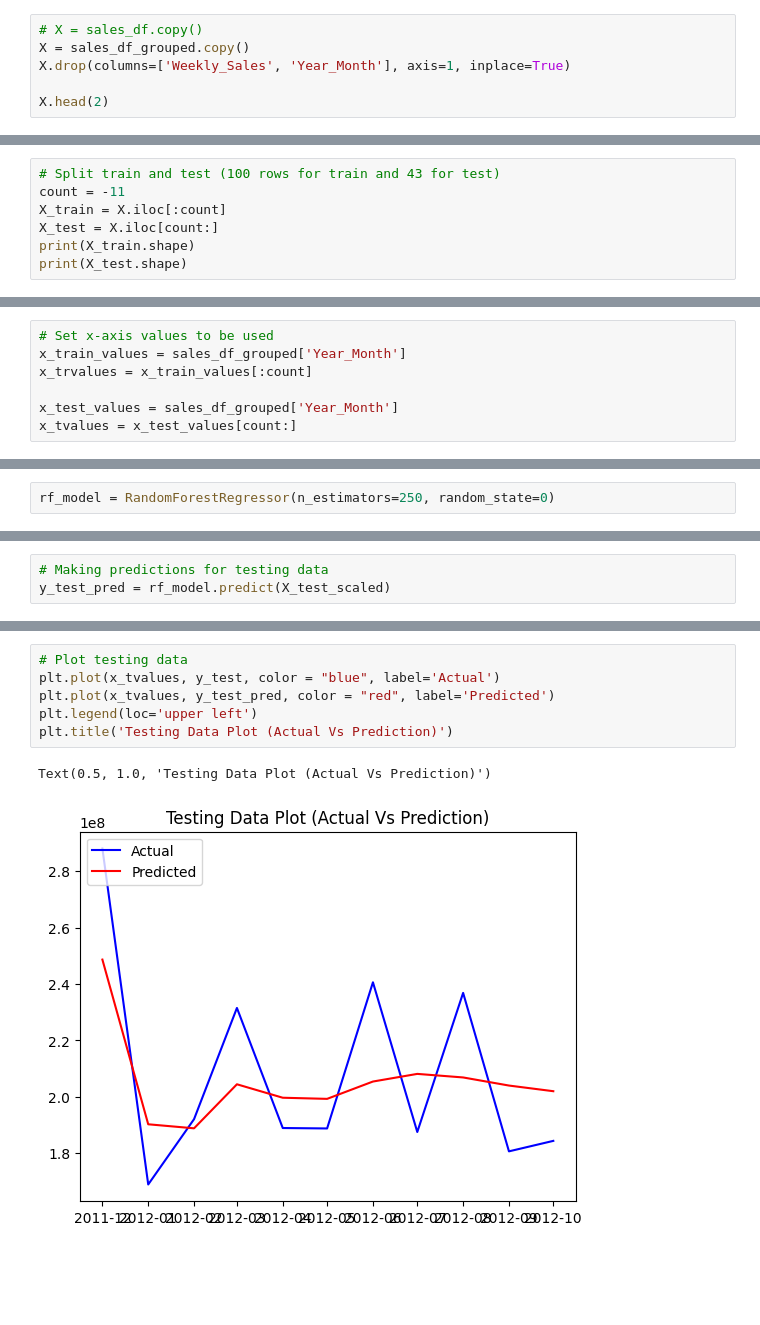
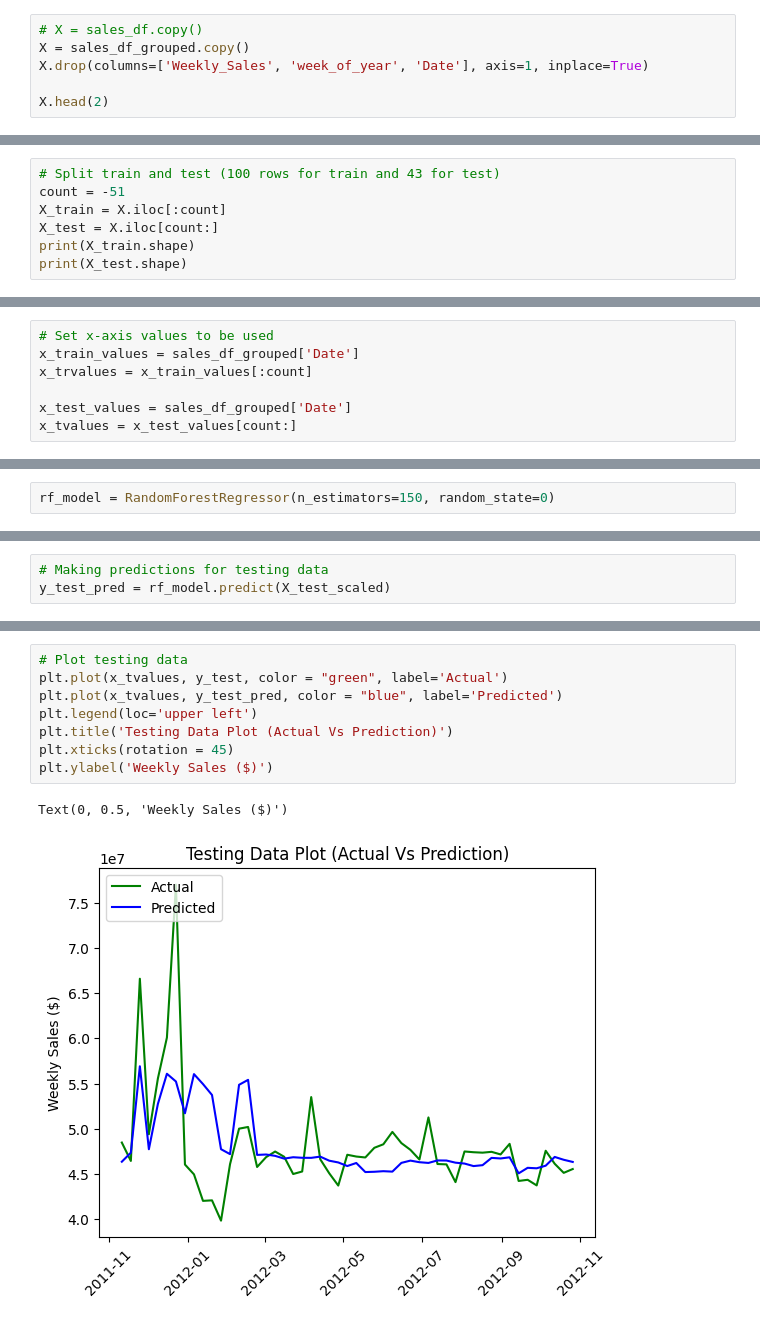
Before and after one commit to MEJillFarley/Walmart-Sales-Forecast, a Jupyter notebook: project_4_randomforest_monthly.ipynb, the cells around one changed output, grey strips where cells are left out. Saved outputs shown, nothing was run; the diff lists cells and outputs as text; blank space fills up the shorter version.

```diff
--- a/project_4_randomforest_monthly.ipynb
+++ b/project_4_randomforest_monthly.ipynb
@@ -92,7 +88,7 @@ sales_df_grouped.shape
 # %%
 # X = sales_df.copy()
 X = sales_df_grouped.copy()
-X.drop(columns=['Weekly_Sales', 'Year_Month'], axis=1, inplace=True)
+X.drop(columns=['Weekly_Sales', 'week_of_year', 'Date'], axis=1, inplace=True)
 
 X.head(2)
 # %% [output]
@@ -116,6 +112,6 @@ X.shape, y.shape
 # %%
 # Split train and test (100 rows for train and 43 for test)
-count = -11
+count = -51
 X_train = X.iloc[:count]
 X_test = X.iloc[count:]
 print(X_train.shape)
@@ -135,9 +131,9 @@ print(y_test.shape)
 # %%
 # Set x-axis values to be used
-x_train_values = sales_df_grouped['Year_Month']
+x_train_values = sales_df_grouped['Date']
 x_trvalues = x_train_values[:count]
 
-x_test_values = sales_df_grouped['Year_Month']
+x_test_values = sales_df_grouped['Date']
 x_tvalues = x_test_values[count:]
 # %%
 # Create the StandardScaler instance
@@ -156,7 +152,7 @@ X_scaler = scaler.fit(X_train)
 X_train_scaled = X_scaler.transform(X_train)
 X_test_scaled = X_scaler.transform(X_test)
 # %%
-rf_model = RandomForestRegressor(n_estimators=250, random_state=0)
+rf_model = RandomForestRegressor(n_estimators=150, random_state=0)
 # %%
 # Fit the model and use .ravel()on the "y_train" data.
 rf_model = rf_model.fit(X_train_scaled, y_train.ravel())
@@ -186,12 +182,14 @@ r2_score(y_test, y_test_pred)
 # %%
 # Plot testing data
-plt.plot(x_tvalues, y_test, color = "blue", label='Actual')
-plt.plot(x_tvalues, y_test_pred, color = "red", label='Predicted')
+plt.plot(x_tvalues, y_test, color = "green", label='Actual')
+plt.plot(x_tvalues, y_test_pred, color = "blue", label='Predicted')
 plt.legend(loc='upper left')
 plt.title('Testing Data Plot (Actual Vs Prediction)')
+plt.xticks(rotation = 45)
+plt.ylabel('Weekly Sales ($)')
 # %% [output]
-Text(0.5, 1.0, 'Testing Data Plot (Actual Vs Prediction)')
+Text(0, 0.5, 'Weekly Sales ($)')
-[figure, old version]
+[figure, new version]
 # %%
 errors = abs(y_test_pred - y_test)
 mape = 100 * np.mean(errors/y_test)
```
Also changed, not shown: parts of 13 cells of this notebook.
